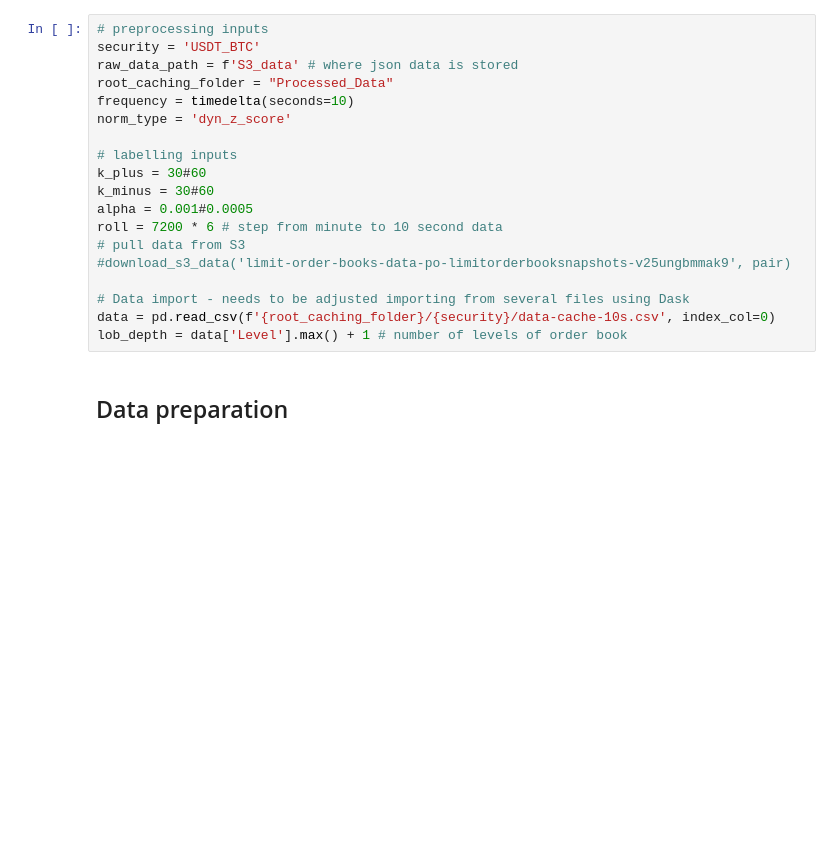
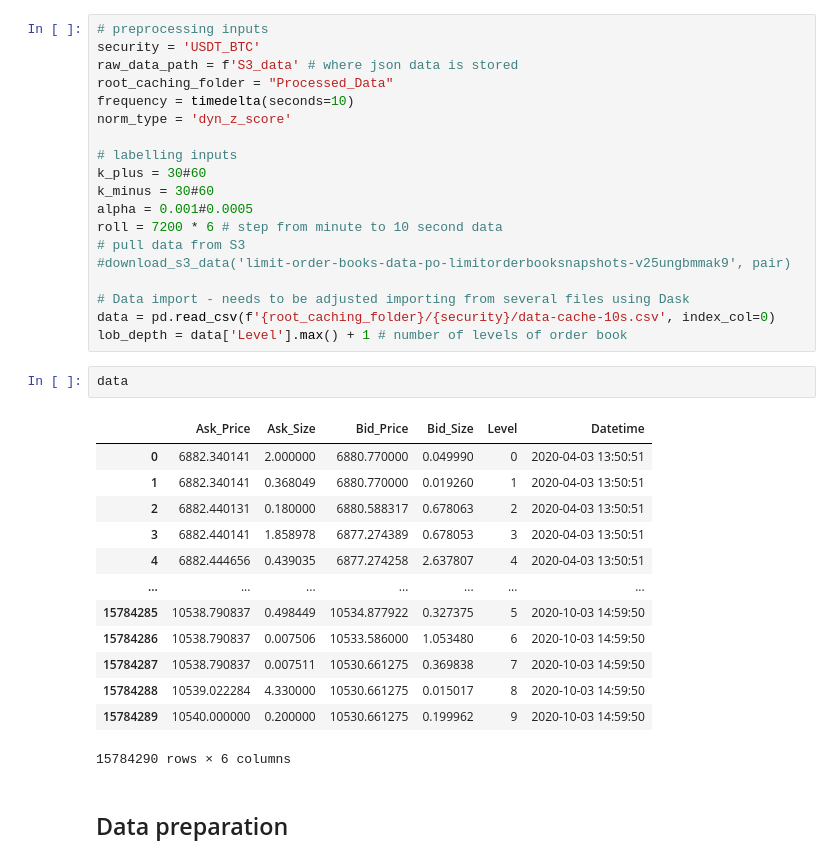
Before and after one commit to ociredef92/RL_Trader, a Jupyter notebook: Training_Workflow.ipynb, the cells around one changed output. Drawn from its saved outputs; the diff is of its cells as text; blank space fills up the shorter version.

```diff
--- a/Training_Workflow.ipynb
+++ b/Training_Workflow.ipynb
@@ -60,6 +65,22 @@ roll = 7200 * 6 # step from minute to 10 second data
 # Data import - needs to be adjusted importing from several files using Dask
 data = pd.read_csv(f'{root_caching_folder}/{security}/data-cache-10s.csv', index_col=0)
 lob_depth = data['Level'].max() + 1 # number of levels of order book
+# %%
+data
+# %% [output]
+|  | Ask_Price | Ask_Size | Bid_Price | Bid_Size | Level | Datetime |
+| 0 | 6882.340141 | 2.000000 | 6880.770000 | 0.049990 | 0 | 2020-04-03 13:50:51 |
+| 1 | 6882.340141 | 0.368049 | 6880.770000 | 0.019260 | 1 | 2020-04-03 13:50:51 |
+| 2 | 6882.440131 | 0.180000 | 6880.588317 | 0.678063 | 2 | 2020-04-03 13:50:51 |
+| 3 | 6882.440141 | 1.858978 | 6877.274389 | 0.678053 | 3 | 2020-04-03 13:50:51 |
+| 4 | 6882.444656 | 0.439035 | 6877.274258 | 2.637807 | 4 | 2020-04-03 13:50:51 |
+| ... | ... | ... | ... | ... | ... | ... |
+| 15784285 | 10538.790837 | 0.498449 | 10534.877922 | 0.327375 | 5 | 2020-10-03 14:59:50 |
+| 15784286 | 10538.790837 | 0.007506 | 10533.586000 | 1.053480 | 6 | 2020-10-03 14:59:50 |
+| 15784287 | 10538.790837 | 0.007511 | 10530.661275 | 0.369838 | 7 | 2020-10-03 14:59:50 |
+| 15784288 | 10539.022284 | 4.330000 | 10530.661275 | 0.015017 | 8 | 2020-10-03 14:59:50 |
+| 15784289 | 10540.000000 | 0.200000 | 10530.661275 | 0.199962 | 9 | 2020-10-03 14:59:50 |
+15784290 rows × 6 columns
 # %% [markdown]
 ## Data preparation
 # %%
```
Also changed, not shown: parts of 12 cells of this notebook, 3 other files.
